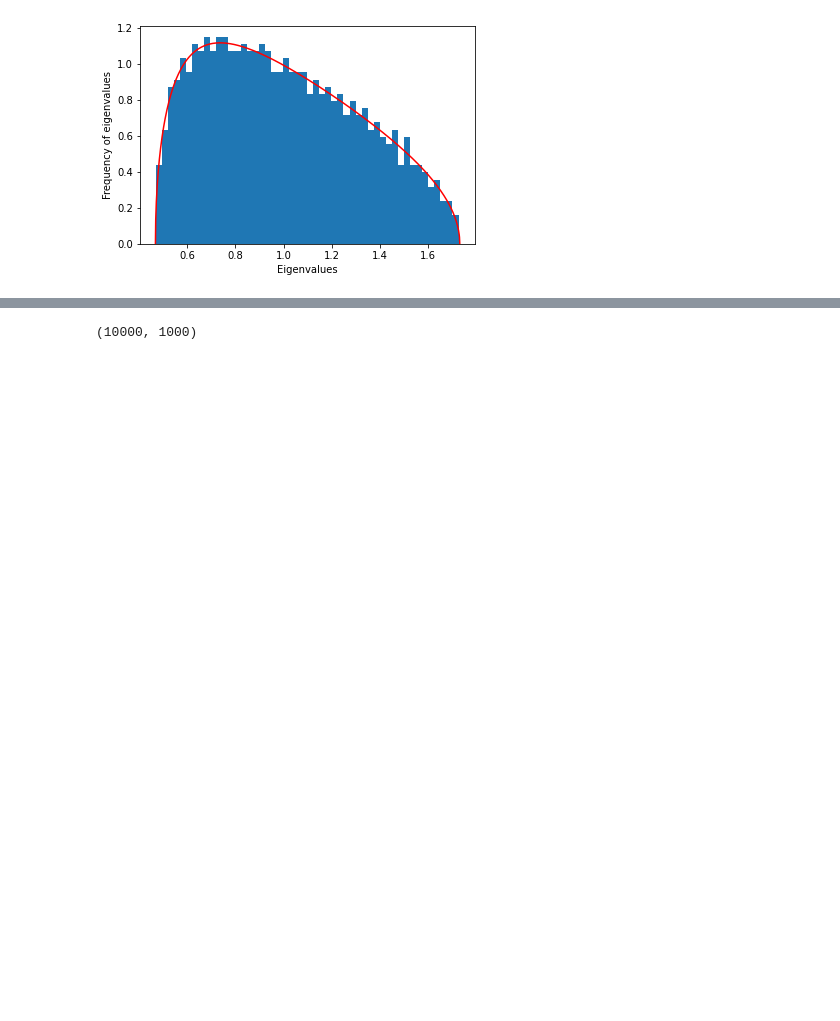
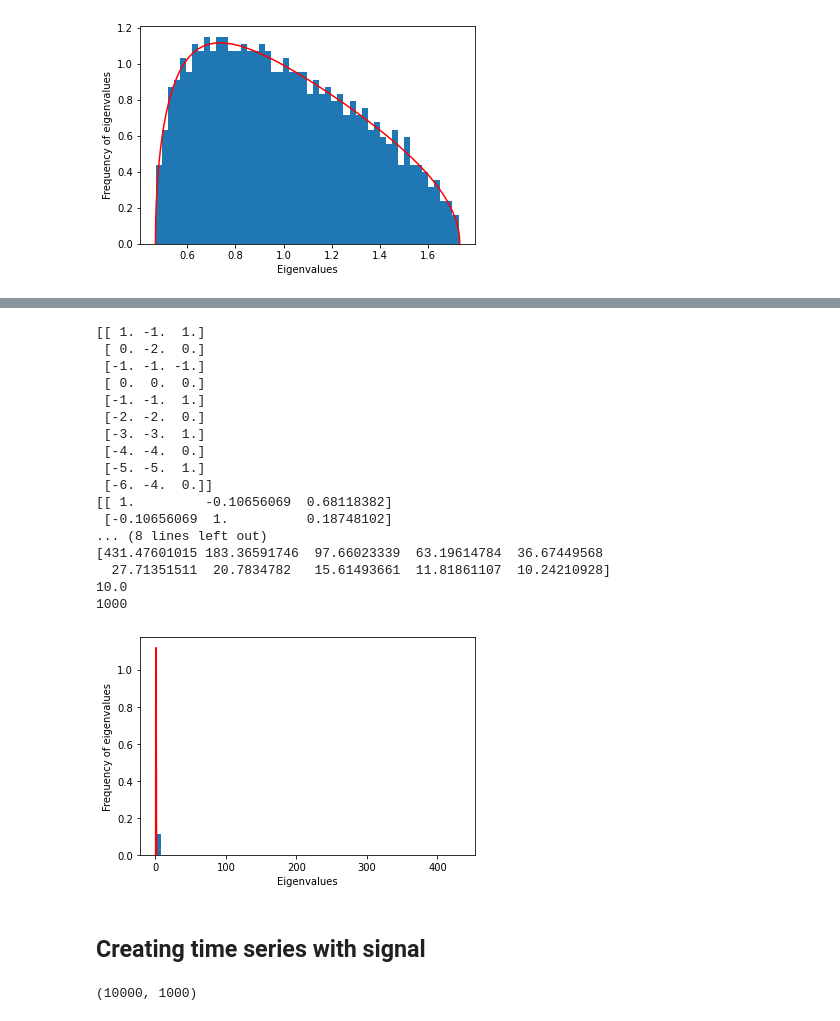
Before and after one commit to emoen/demo_Marchenko_Pastur_Analysis, a Jupyter notebook: demo_MarchenkoPastur_on_time_series .ipynb, the cells around one changed output, grey strips where cells are left out. Saved outputs shown, nothing was run; the diff lists cells and outputs as text; code cells hidden in the pictures; blank space fills up the shorter version.

```diff
--- a/demo_MarchenkoPastur_on_time_series .ipynb
+++ b/demo_MarchenkoPastur_on_time_series .ipynb
@@ -229,3 +187,50 @@ plt.show()
+# %%
+N=1000
+T=10000
+time_series = np.zeros(shape=(T,N))
+change_series = np.zeros(shape=(T,N))
+
+for i in range(0,N):
+    time_series[:,i], change_series[:,i] = random_walk(T, i)
+
+change_series = time_series
+
+print(time_series[0:10,0:3])
+cor = np.corrcoef(time_series, rowvar=0)
+print(cor[0:10,0:3])
+eVal0 , eVec0 = getPCA( cor  )
+print(np.diag(eVal0[0:10]))
+print(time_series.shape[0]/float(time_series.shape[1]))
+print(N)
+pdf0 = mpPDF(1., q=time_series.shape[0]/float(time_series.shape[1]), pts=N)
+fig = plt.figure()
+ax  = fig.add_subplot(111)
+ax.hist(np.diag(eVal0), density = True, bins=50) # Histogram the eigenvalues
+plt.plot(pdf0.keys(), pdf0, color='r', label="Marcenko-Pastur pdf")
+plt.ylabel("Frequency of eigenvalues")
+plt.xlabel("Eigenvalues")
+plt.show()
+# %% [output]
+[[ 1. -1.  1.]
+ [ 0. -2.  0.]
+ [-1. -1. -1.]
+ [ 0.  0.  0.]
+ [-1. -1.  1.]
+ [-2. -2.  0.]
+ [-3. -3.  1.]
+ [-4. -4.  0.]
+ [-5. -5.  1.]
+ [-6. -4.  0.]]
+[[ 1.         -0.10656069  0.68118382]
+ [-0.10656069  1.          0.18748102]
+... (8 lines left out)
+[431.47601015 183.36591746  97.66023339  63.19614784  36.67449568
+  27.71351511  20.7834782   15.61493661  11.81861107  10.24210928]
+10.0
+1000
+[figure, added]
+# %% [markdown]
+## Creating time series with signal
 # %%
 time_series = np.random.normal(0, 1, size = (T, N))
 x = time_series
```
Also changed, not shown: parts of 8 cells of this notebook, 1 other file.
